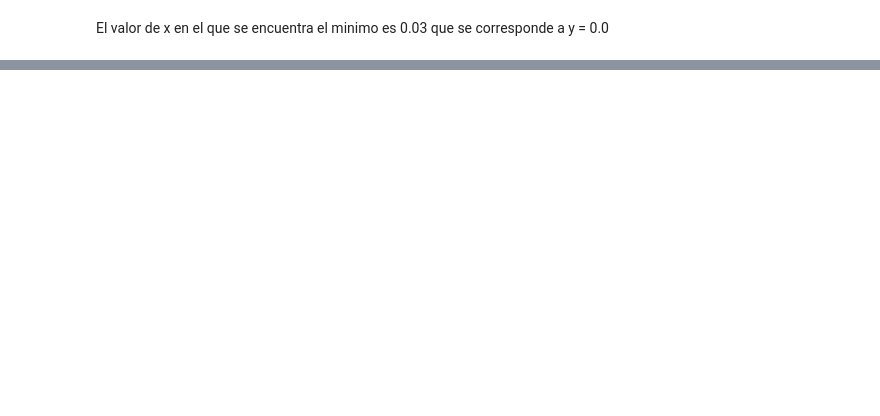
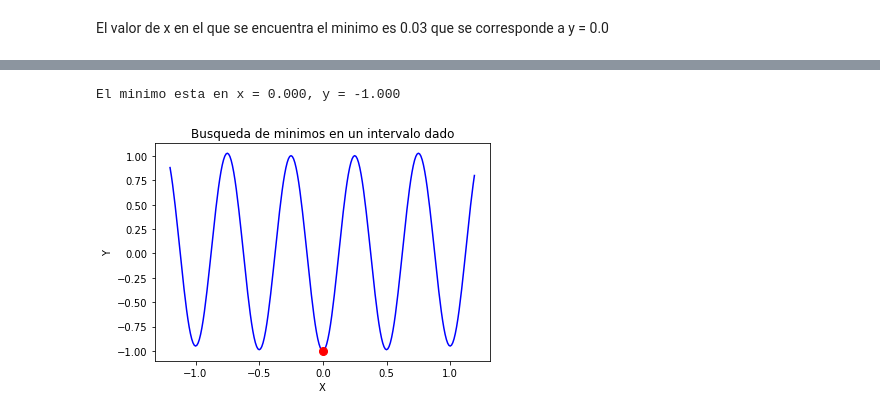
Before and after one commit to ignabelitzky/python-cientifico, a Jupyter notebook: clase2/clase2.ipynb, the cells around one changed output, grey strips where cells are left out. Saved outputs shown, nothing was run; the diff lists cells and outputs as text; code cells hidden in the pictures; blank space fills up the shorter version.

```diff
--- a/clase2/clase2.ipynb
+++ b/clase2/clase2.ipynb
@@ -409,0 +407,47 @@ TypeError: axis() takes 0 or 1 positional arguments but 6 were given
+# %%
+# Ejemplo _scipy_minimizacion.py para aprender como encontrar
+# minimos locales con python
+
+from scipy.optimize import fminbound  # Importamos fminbound desde scipy.optimize
+
+def mi_funcion(x, a, b, c, d):
+    y = -np.cos(a*np.pi*x/b) + c*x**d
+    return y
+# %%
+# Definimos los coeficientes a, b, c, d
+a, b, c, d = 2, 0.5, 0.05, 2
+
+# Definimos el intervalo de busqueda
+x1, x2 = -0.2, 0.2
+
+# Creamos el array dimensional
+x = np.arange(x1 - 1, x2 + 1, .01)
+
+# Evaluamos x en la funcion definida
+y = mi_funcion(x, a, b, c, d)
+
+# Calculamos el minimo local de la funcion entre x1 y x2
+x_minimo = fminbound(mi_funcion, x1, x2, args = (a, b, c, d))
+# %%
+# Presentamos en pantalla el resultado
+print('El minimo esta en x = %2.3f, y = %2.3f' %(x_minimo, mi_funcion(x_minimo, a, b, c, d)))
+
+# Creamos la figura
+plt.figure
+
+# Dibujamos en azul, "b", y con "-"
+plt.plot(x, y, 'b-')
+
+# Dibujamos el minimo encontrado en nuestro intervalo
+plt.plot(x_minimo, mi_funcion(x_minimo, a, b, c, d), 'ro', markersize = 8)
+
+# Anadimos etiquetas
+plt.title(u'Busqueda de minimos en un intervalo dado')
+plt.xlabel('X')
+plt.ylabel('Y')
+
+# Mostramos en pantalla
+plt.show()
+# %% [output]
+El minimo esta en x = 0.000, y = -1.000
+[figure, added]
```
Also changed, not shown: parts of 29 cells of this notebook.
